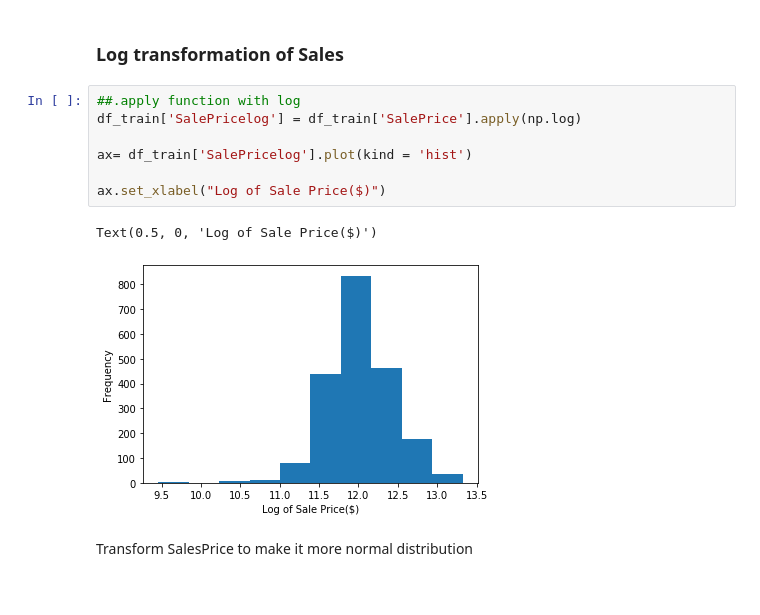
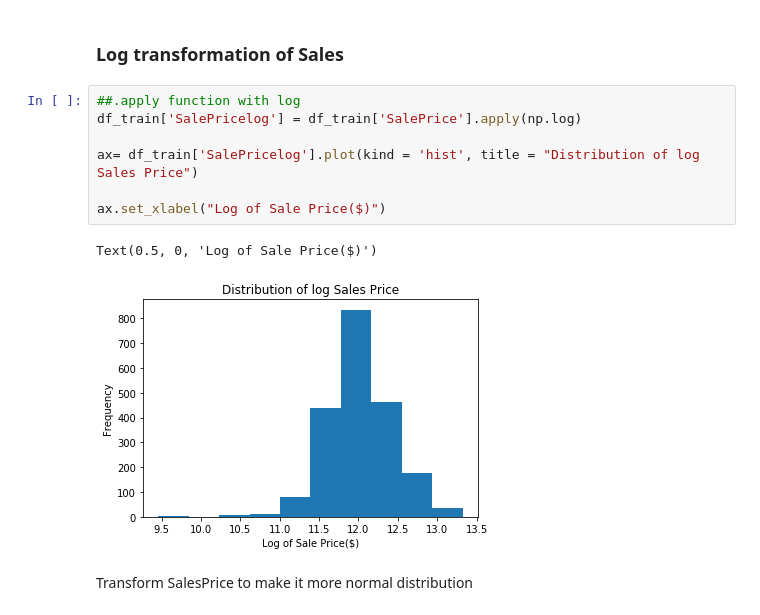
Before and after one commit to varunganti33/AMES-KAGGLE-COMPETITION, a Jupyter notebook: Ames Iowa Code.ipynb, the cells around one changed output. Saved outputs shown, nothing was run; the diff lists cells and outputs as text.

```diff
--- a/Ames Iowa Code.ipynb
+++ b/Ames Iowa Code.ipynb
@@ -167,13 +167,13 @@ Distribution of Sale Price. Bit of a skew in Sale Price. Would like to normalize
 # %%
 ##.apply function with log
 df_train['SalePricelog'] = df_train['SalePrice'].apply(np.log)
 
-ax= df_train['SalePricelog'].plot(kind = 'hist')
+ax= df_train['SalePricelog'].plot(kind = 'hist', title = "Distribution of log Sales Price")
 
 ax.set_xlabel("Log of Sale Price($)")
 # %% [output]
 Text(0.5, 0, 'Log of Sale Price($)')
-[figure, old version]
+[figure, new version]
 # %% [markdown]
 Transform SalesPrice to make it more normal distribution
 # %%
```
Also changed, not shown: parts of 6 cells of this notebook.
